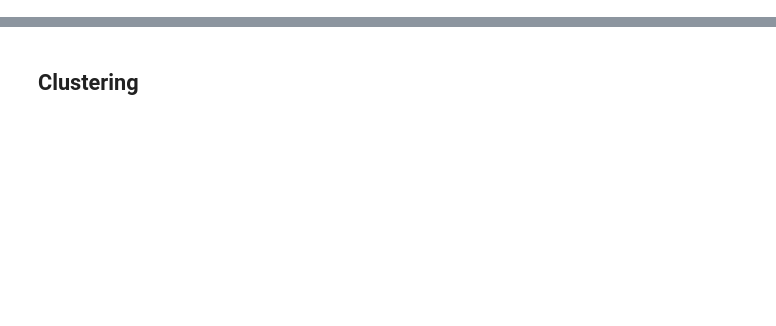
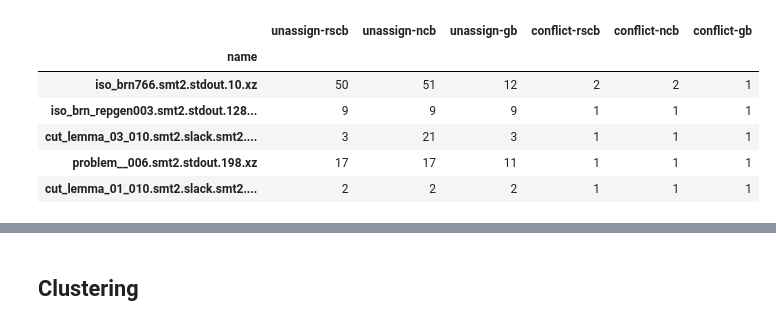
Before and after one commit to RobCoutel/NapSAT, a Jupyter notebook: scripts/smt-napsat-eval.ipynb, the cells around one changed output, grey strips where cells are left out. Drawn from its saved outputs; the diff is of its cells as text; code cells hidden in the pictures; blank space fills up the shorter version.

```diff
--- a/scripts/smt-napsat-eval.ipynb
+++ b/scripts/smt-napsat-eval.ipynb
@@ -9,3 +20,15 @@ df.columns = ['experiment', "-rscb", "-ncb", "-gb", "-rscb-c", "-ncb-c", "-gb-c"
+# %%
+df = df[["actual-rscb", "actual-ncb", "actual-gb", "conflict-rscb", "conflict-ncb", "conflict-gb"]]
+df.columns = ["unassign-rscb", "unassign-ncb", "unassign-gb", "conflict-rscb", "conflict-ncb", "conflict-gb"]
+df.head()
+# %% [output]
+|  | unassign-rscb | unassign-ncb | unassign-gb | conflict-rscb | conflict-ncb | conflict-gb |
+| name |  |  |  |  |  |  |
+| iso_brn766.smt2.stdout.10.xz | 50 | 51 | 12 | 2 | 2 | 1 |
+| iso_brn_repgen003.smt2.stdout.128... | 9 | 9 | 9 | 1 | 1 | 1 |
+| cut_lemma_03_010.smt2.slack.smt2.... | 3 | 21 | 3 | 1 | 1 | 1 |
+| problem__006.smt2.stdout.198.xz | 17 | 17 | 11 | 1 | 1 | 1 |
+| cut_lemma_01_010.smt2.slack.smt2.... | 2 | 2 | 2 | 1 | 1 | 1 |
 # %%
 print(len(df))
 
```
Also changed, not shown: parts of 13 cells of this notebook.
